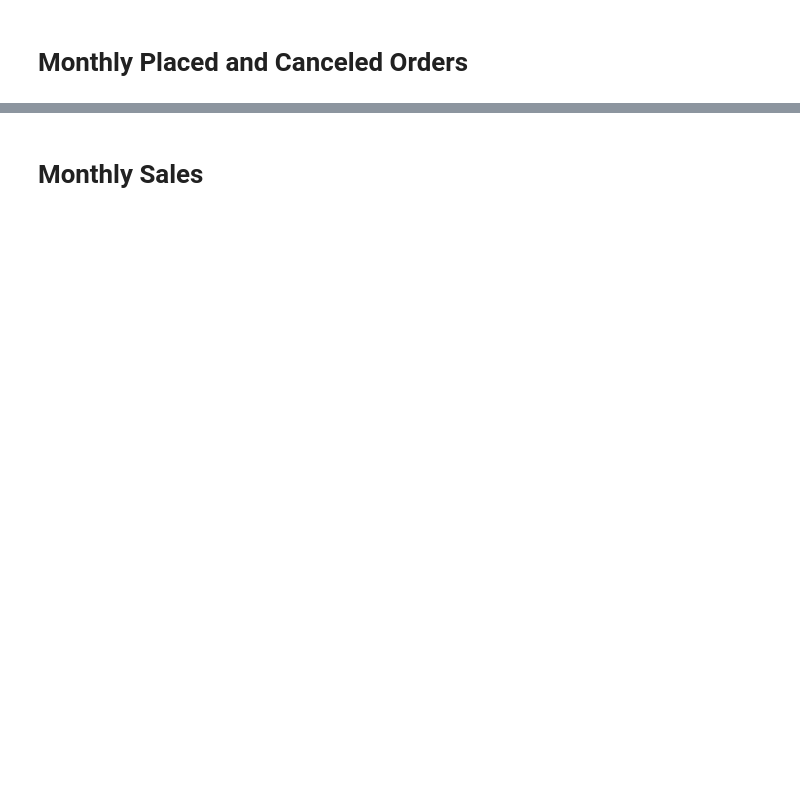
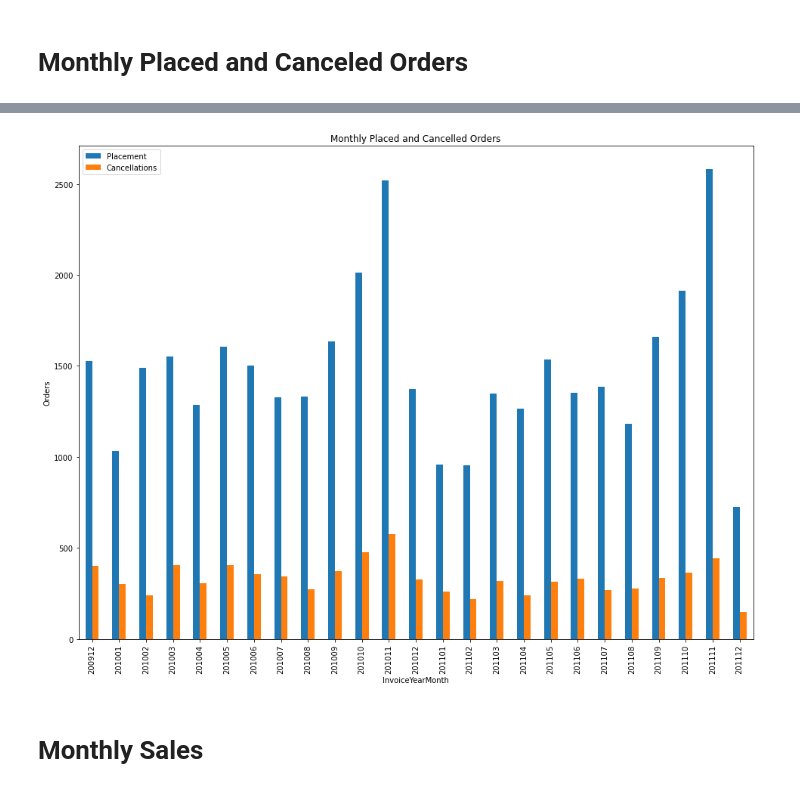
Before and after one commit to jarviscanada/jarvis_data_eng_DeepakElango, a Jupyter notebook: python_data_analytics/retail_data_analytics_wrangling.ipynb, the cells around one changed output, grey strips where cells are left out. Cells and saved outputs as stored; diff of their text form; code cells hidden in the pictures; blank space fills up the shorter version.

```diff
--- a/python_data_analytics/retail_data_analytics_wrangling.ipynb
+++ b/python_data_analytics/retail_data_analytics_wrangling.ipynb
@@ -108,2 +162,19 @@ retail_df.head()
+# %%
+retail_df['YYYYMM'] = retail_df["invoice_date"].dt.year.astype(int)*100 +
+                      retail_df["invoice_date"].dt.month.astype(int)
+cancelOrders_df = retail_df.loc[retail_df['invoice'].str.startswith("C")].groupby(["invoice", "YYYYMM"],).count()
+cancelOrders_df.reset_index()
+cancelOrders_df = cancelOrders_df.groupby(["YYYYMM"]).Amount.count().rename('Canceled')
+
+allOrders_df = retail_df.groupby(["invoice","YYYYMM"], as_index=False).count()
+allOrders_df.reset_index()
+allOrders_df = allOrders_df.groupby(["YYYYMM"]).Amount.count().rename('AllOrders')
+
+monthlyOrders_df = pd.concat([allOrders_df, cancelOrders_df], axis=1)
+monthlyOrders_df['Placed'] = monthlyOrders_df['AllOrders'] - 2*monthlyOrders_df['Canceled']
+monthlyOrders_df.plot(y=["Placement", "Cancellations"], kind="bar", figsize=(18,13), xlabel="InvoiceYearMonth", ylabel="Orders", title="Monthly Placed and Cancelled Orders")
+plt.show()
+# %% [output]
+[figure, added]
 # %% [markdown]
 # Monthly Sales
```
Also changed, not shown: parts of 30 cells of this notebook, 34 other files.
